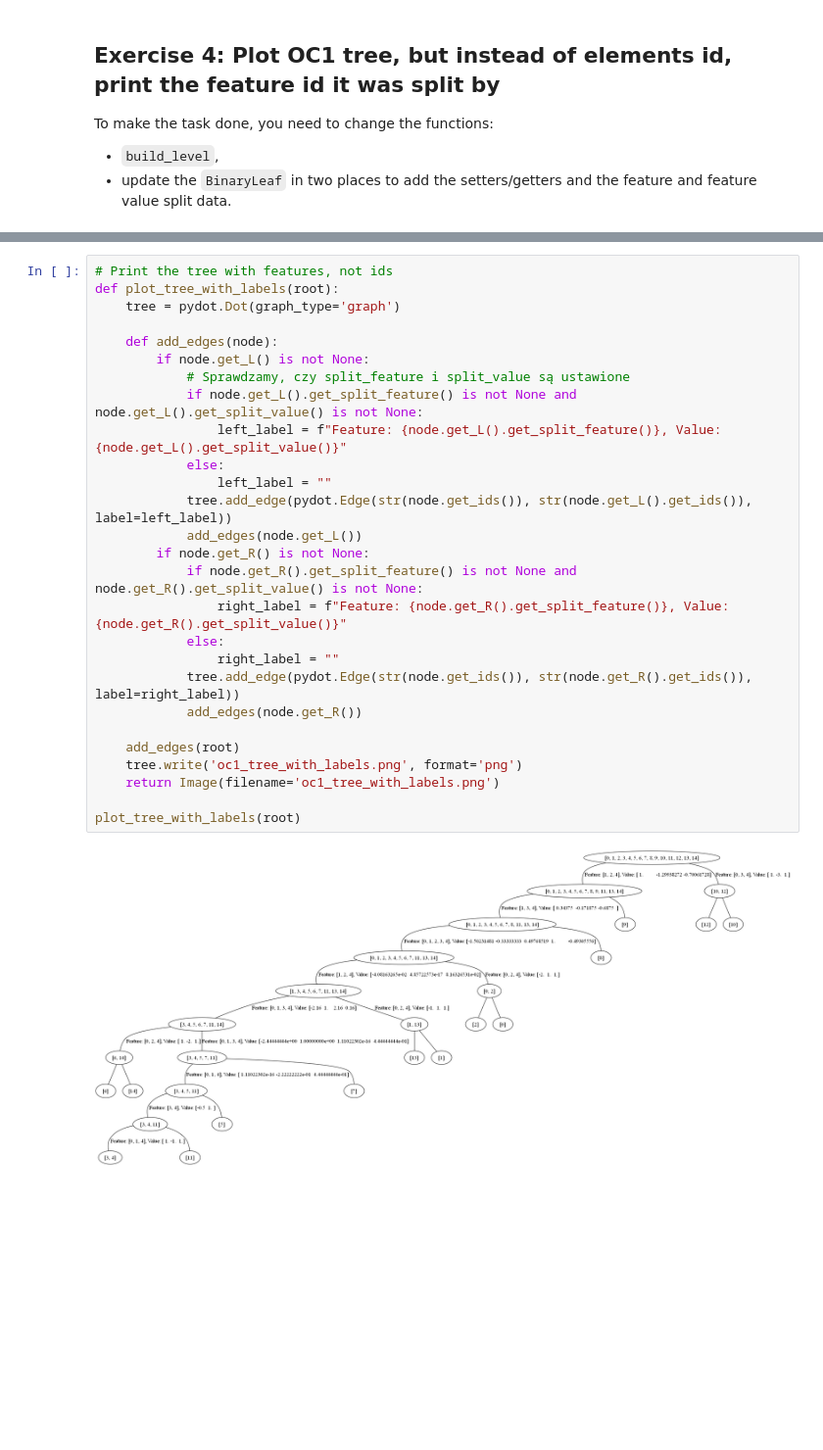
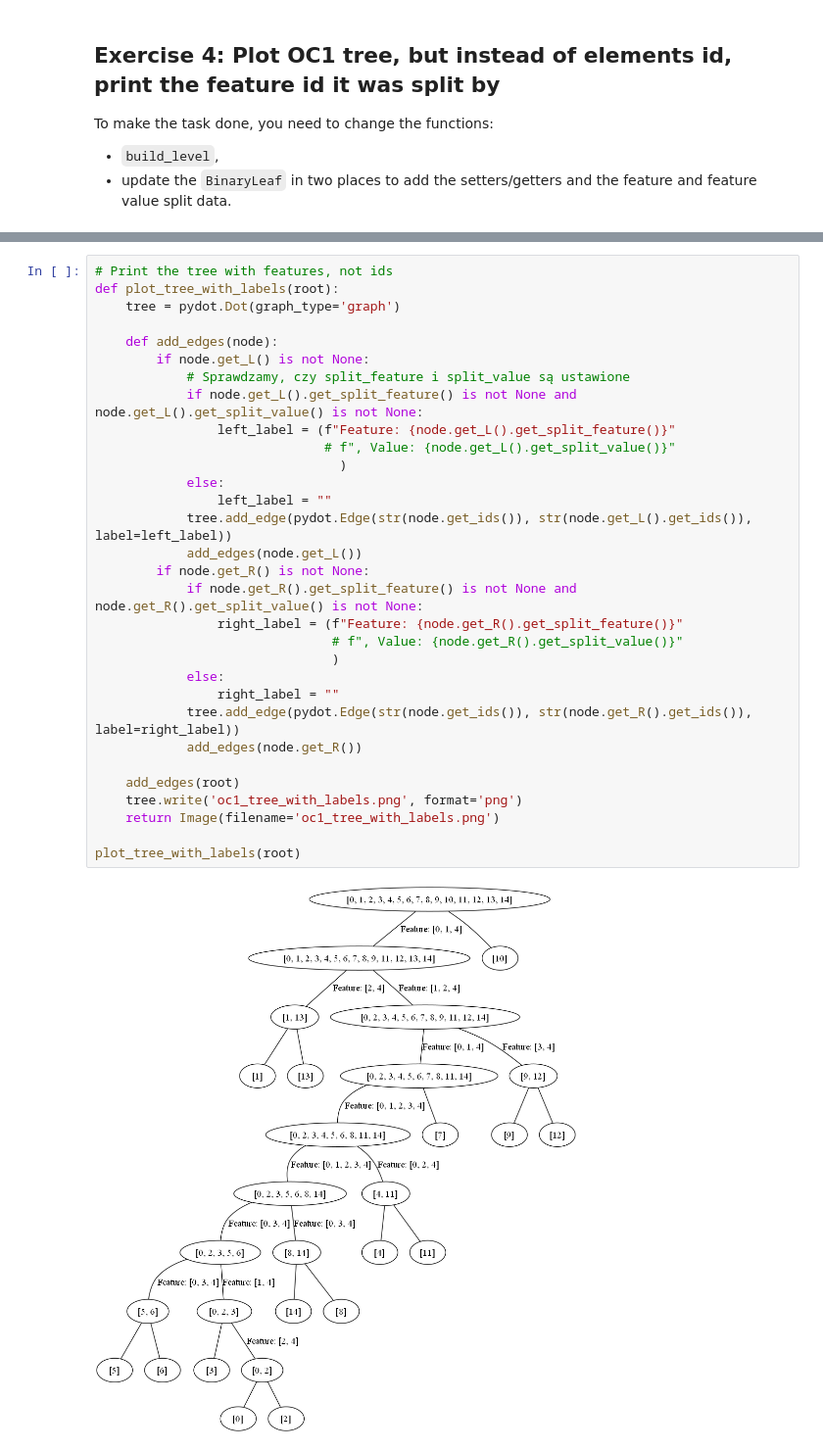
Before and after one commit to DanielBros1/machineLearning, a Jupyter notebook: 03_Decision_trees_Exercises.ipynb, the cells around one changed output, grey strips where cells are left out. Shown: that part at 98% size. Saved outputs shown, nothing was run; the diff lists cells and outputs as text; blank space fills up the shorter version.

```diff
--- a/03_Decision_trees_Exercises.ipynb
+++ b/03_Decision_trees_Exercises.ipynb
@@ -900,29 +900,33 @@ Image(filename='oc1_tree.png')
 # %%
 # Print the tree with features, not ids
 def plot_tree_with_labels(root):
     tree = pydot.Dot(graph_type='graph')
 
     def add_edges(node):
         if node.get_L() is not None:
             # Sprawdzamy, czy split_feature i split_value są ustawione
             if node.get_L().get_split_feature() is not None and node.get_L().get_split_value() is not None:
-                left_label = f"Feature: {node.get_L().get_split_feature()}, Value: {node.get_L().get_split_value()}"
+                left_label = (f"Feature: {node.get_L().get_split_feature()}"
+                              # f", Value: {node.get_L().get_split_value()}"
+                                )
             else:
                 left_label = ""
             tree.add_edge(pydot.Edge(str(node.get_ids()), str(node.get_L().get_ids()), label=left_label))
             add_edges(node.get_L())
         if node.get_R() is not None:
             if node.get_R().get_split_feature() is not None and node.get_R().get_split_value() is not None:
-                right_label = f"Feature: {node.get_R().get_split_feature()}, Value: {node.get_R().get_split_value()}"
+                right_label = (f"Feature: {node.get_R().get_split_feature()}"
+                               # f", Value: {node.get_R().get_split_value()}"
+                               )
             else:
                 right_label = ""
             tree.add_edge(pydot.Edge(str(node.get_ids()), str(node.get_R().get_ids()), label=right_label))
             add_edges(node.get_R())
 
     add_edges(root)
     tree.write('oc1_tree_with_labels.png', format='png')
     return Image(filename='oc1_tree_with_labels.png')
 
 plot_tree_with_labels(root)
 # %% [output]
-[figure, old version]
+[figure, new version]
```
Also changed, not shown: parts of 2 cells of this notebook.
